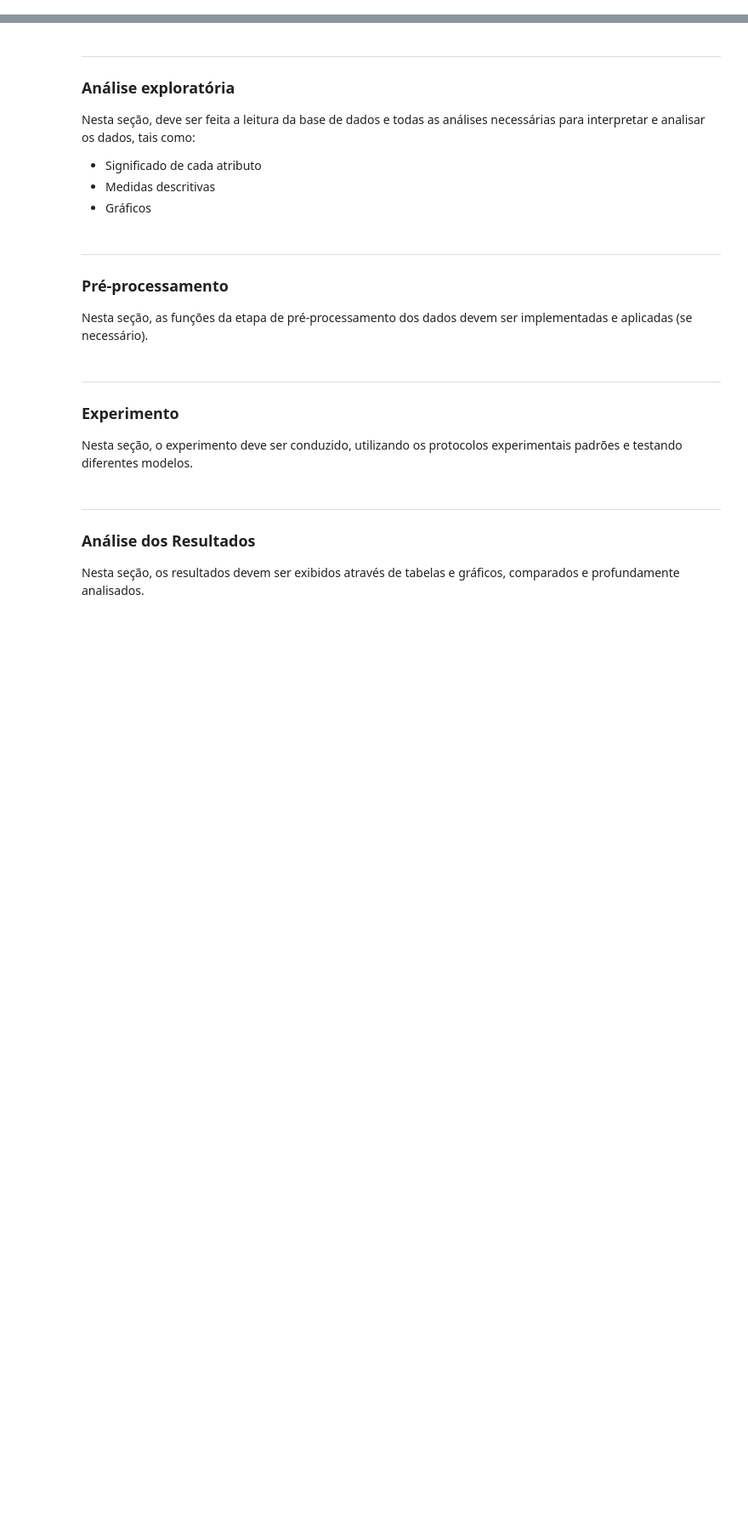
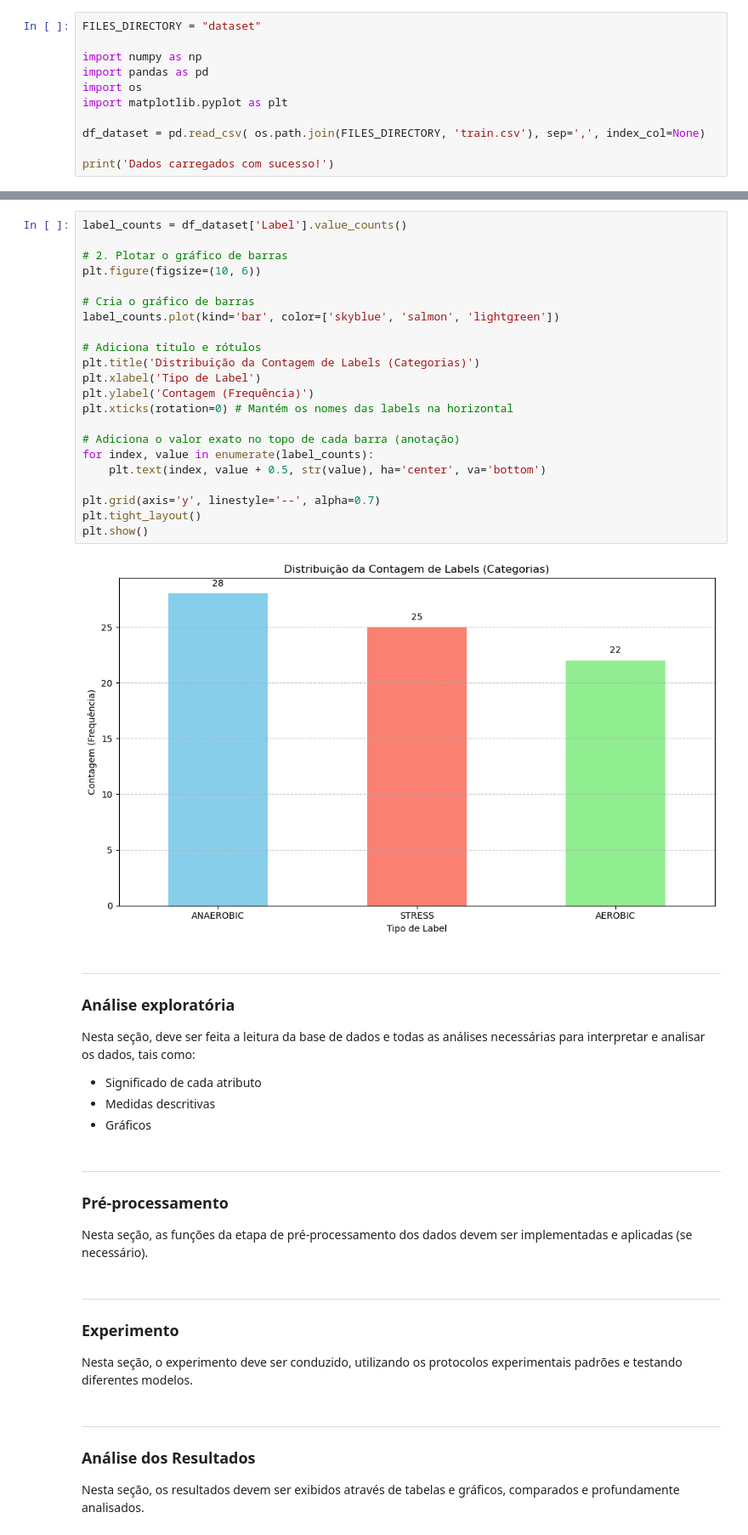
Before and after one commit to wallksss/SDUWPS, a Jupyter notebook: main.ipynb, the cells around one changed output, grey strips where cells are left out. Shown at 85% size. Cells and saved outputs as stored; diff of their text form; blank space fills up the shorter version.

```diff
--- a/main.ipynb
+++ b/main.ipynb
@@ -11,3 +11,14 @@
 **Nome**:
 
 **RA**:
+# %%
+FILES_DIRECTORY = "dataset"
+
+import numpy as np
+import pandas as pd
+import os
+import matplotlib.pyplot as plt
+
+df_dataset = pd.read_csv( os.path.join(FILES_DIRECTORY, 'train.csv'), sep=',', index_col=None)
+
+print('Dados carregados com sucesso!')
@@ -14,3 +78,27 @@
+# %%
+label_counts = df_dataset['Label'].value_counts()
+
+# 2. Plotar o gráfico de barras
+plt.figure(figsize=(10, 6))
+
+# Cria o gráfico de barras
+label_counts.plot(kind='bar', color=['skyblue', 'salmon', 'lightgreen'])
+
+# Adiciona título e rótulos
+plt.title('Distribuição da Contagem de Labels (Categorias)')
+plt.xlabel('Tipo de Label')
+plt.ylabel('Contagem (Frequência)')
+plt.xticks(rotation=0) # Mantém os nomes das labels na horizontal
+
+# Adiciona o valor exato no topo de cada barra (anotação)
+for index, value in enumerate(label_counts):
+    plt.text(index, value + 0.5, str(value), ha='center', va='bottom')
+
+plt.grid(axis='y', linestyle='--', alpha=0.7)
+plt.tight_layout()
+plt.show()
+# %% [output]
+[figure, added]
 # %% [markdown]
 ---
 ### Análise exploratória
```
Also changed, not shown: parts of 5 cells of this notebook, 1 other file.
